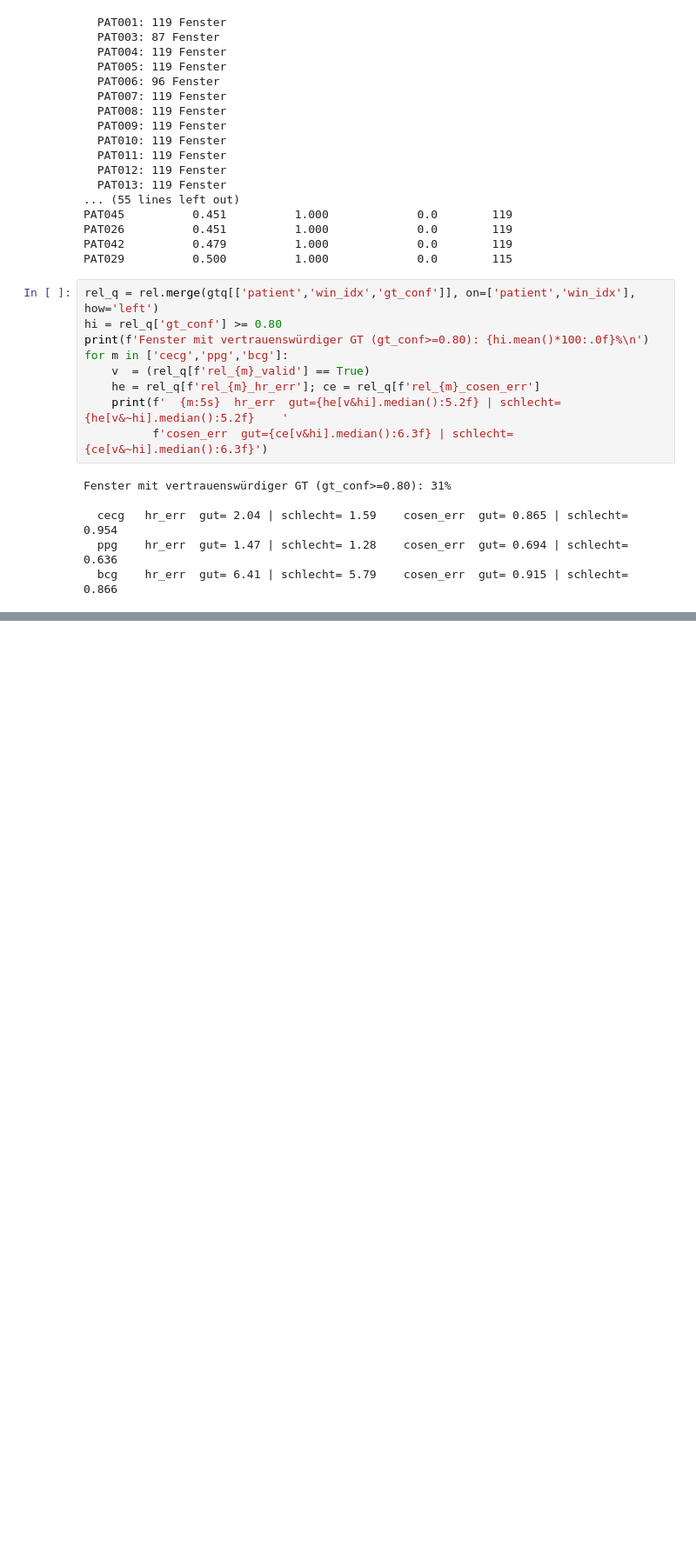
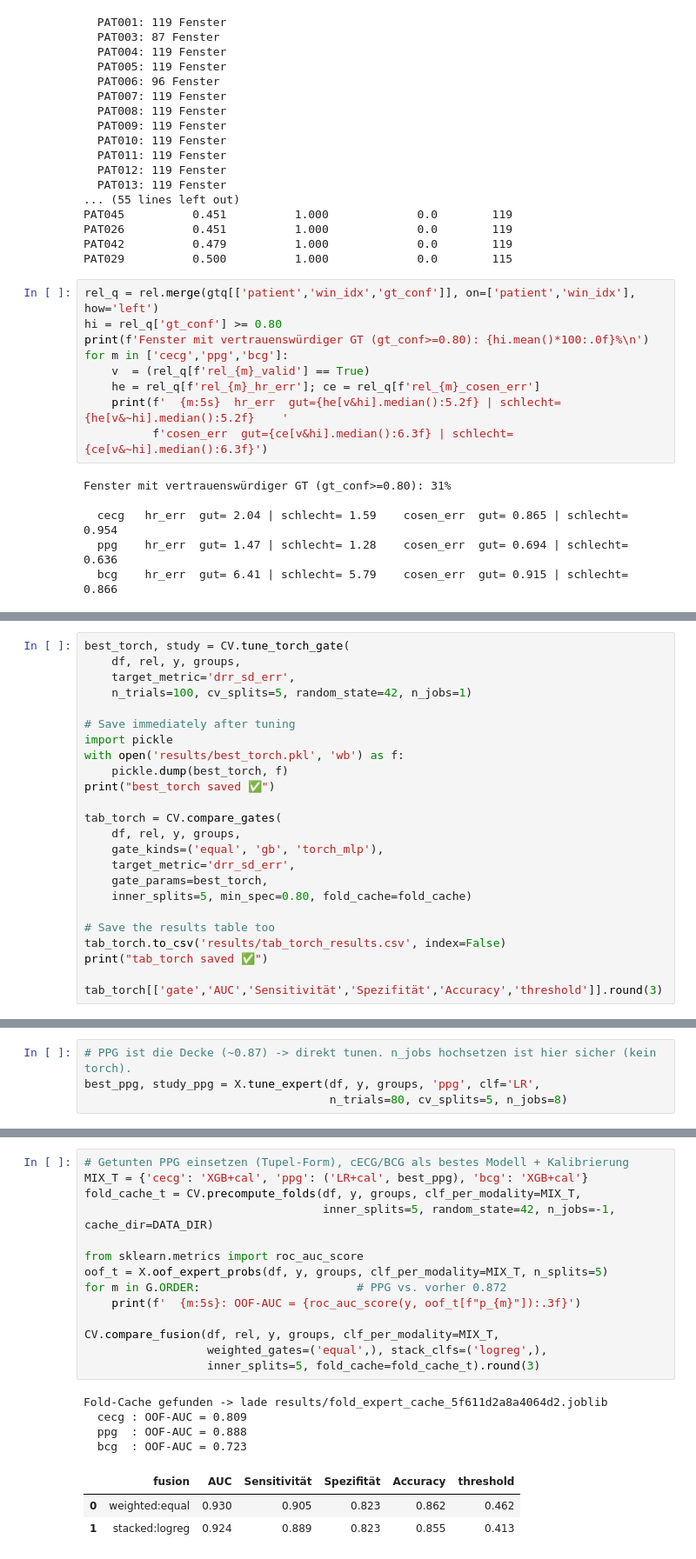
Before and after one commit to Jesus-Cracker/BA, a Jupyter notebook: notebooks/02_experts_gating.ipynb, the cells around one changed output, grey strips where cells are left out. Shown at 87% size. Drawn from its saved outputs; the diff is of its cells as text; blank space fills up the shorter version.

```diff
--- a/notebooks/02_experts_gating.ipynb
+++ b/notebooks/02_experts_gating.ipynb
@@ -520,0 +488,24 @@ for i in range(200):
+# %%
+best_torch, study = CV.tune_torch_gate(
+    df, rel, y, groups,
+    target_metric='drr_sd_err',
+    n_trials=100, cv_splits=5, random_state=42, n_jobs=1)
+
+# Save immediately after tuning
+import pickle
+with open('results/best_torch.pkl', 'wb') as f:
+    pickle.dump(best_torch, f)
+print("best_torch saved ✅")
+
+tab_torch = CV.compare_gates(
+    df, rel, y, groups,
+    gate_kinds=('equal', 'gb', 'torch_mlp'),
+    target_metric='drr_sd_err',
+    gate_params=best_torch,
+    inner_splits=5, min_spec=0.80, fold_cache=fold_cache)
+
+# Save the results table too
+tab_torch.to_csv('results/tab_torch_results.csv', index=False)
+print("tab_torch saved ✅")
+
+tab_torch[['gate','AUC','Sensitivität','Spezifität','Accuracy','threshold']].round(3)
@@ -520,0 +564,4 @@ for i in range(200):
+# %%
+# PPG ist die Decke (~0.87) -> direkt tunen. n_jobs hochsetzen ist hier sicher (kein torch).
+best_ppg, study_ppg = X.tune_expert(df, y, groups, 'ppg', clf='LR',
+                                    n_trials=80, cv_splits=5, n_jobs=8)
@@ -520,0 +587,22 @@ for i in range(200):
+# %%
+# Getunten PPG einsetzen (Tupel-Form), cECG/BCG als bestes Modell + Kalibrierung
+MIX_T = {'cecg': 'XGB+cal', 'ppg': ('LR+cal', best_ppg), 'bcg': 'XGB+cal'}
+fold_cache_t = CV.precompute_folds(df, y, groups, clf_per_modality=MIX_T,
+                                   inner_splits=5, random_state=42, n_jobs=-1, cache_dir=DATA_DIR)
+
+from sklearn.metrics import roc_auc_score
+oof_t = X.oof_expert_probs(df, y, groups, clf_per_modality=MIX_T, n_splits=5)
+for m in G.ORDER:                       # PPG vs. vorher 0.872
+    print(f'  {m:5s}: OOF-AUC = {roc_auc_score(y, oof_t[f"p_{m}"]):.3f}')
+
+CV.compare_fusion(df, rel, y, groups, clf_per_modality=MIX_T,
+                  weighted_gates=('equal',), stack_clfs=('logreg',),
+                  inner_splits=5, fold_cache=fold_cache_t).round(3)
+# %% [output]
+Fold-Cache gefunden -> lade results/fold_expert_cache_5f611d2a8a4064d2.joblib
+  cecg : OOF-AUC = 0.809
+  ppg  : OOF-AUC = 0.888
+  bcg  : OOF-AUC = 0.723
+|  | fusion | AUC | Sensitivität | Spezifität | Accuracy | threshold |
+| 0 | weighted:equal | 0.930 | 0.905 | 0.823 | 0.862 | 0.462 |
+| 1 | stacked:logreg | 0.924 | 0.889 | 0.823 | 0.855 | 0.413 |
```
Also changed, not shown: parts of 21 cells of this notebook, 2 other files.
